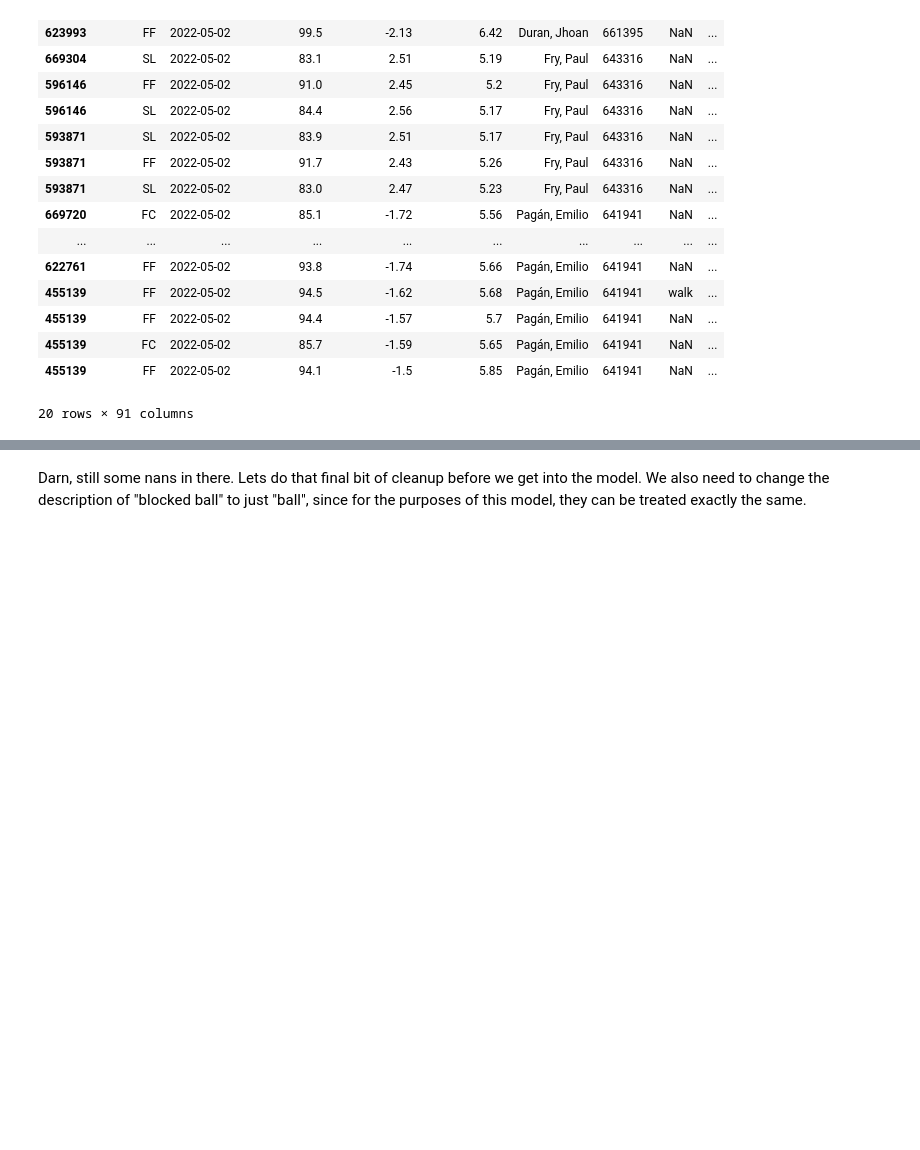
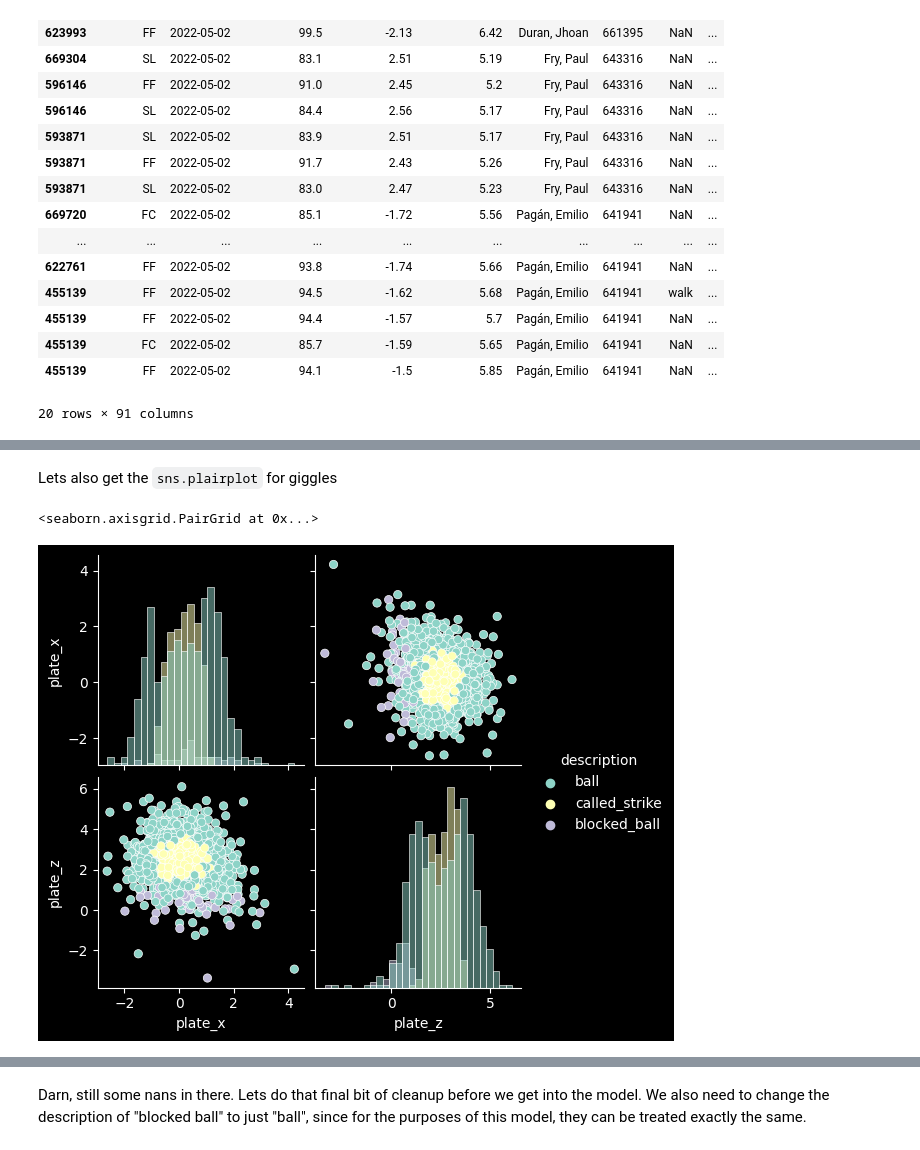
Before and after one commit to mattgpaul/AutoStrikeZone, a Jupyter notebook: AutoStrikeZone.ipynb, the cells around one changed output, grey strips where cells are left out. Saved outputs shown, nothing was run; the diff lists cells and outputs as text; code cells hidden in the pictures; blank space fills up the shorter version.

```diff
--- a/AutoStrikeZone.ipynb
+++ b/AutoStrikeZone.ipynb
@@ -197,3 +201,10 @@ Gathering Player Data
+# %% [markdown]
+Lets also get the `sns.plairplot` for giggles
+# %%
+sns.pairplot(df, hue='description', diag_kind='hist')
+# %% [output]
+<seaborn.axisgrid.PairGrid at 0x...>
+[figure, added]
 # %%
 df
 # %% [output]
```
Also changed, not shown: parts of 25 cells of this notebook, 1 other file.
